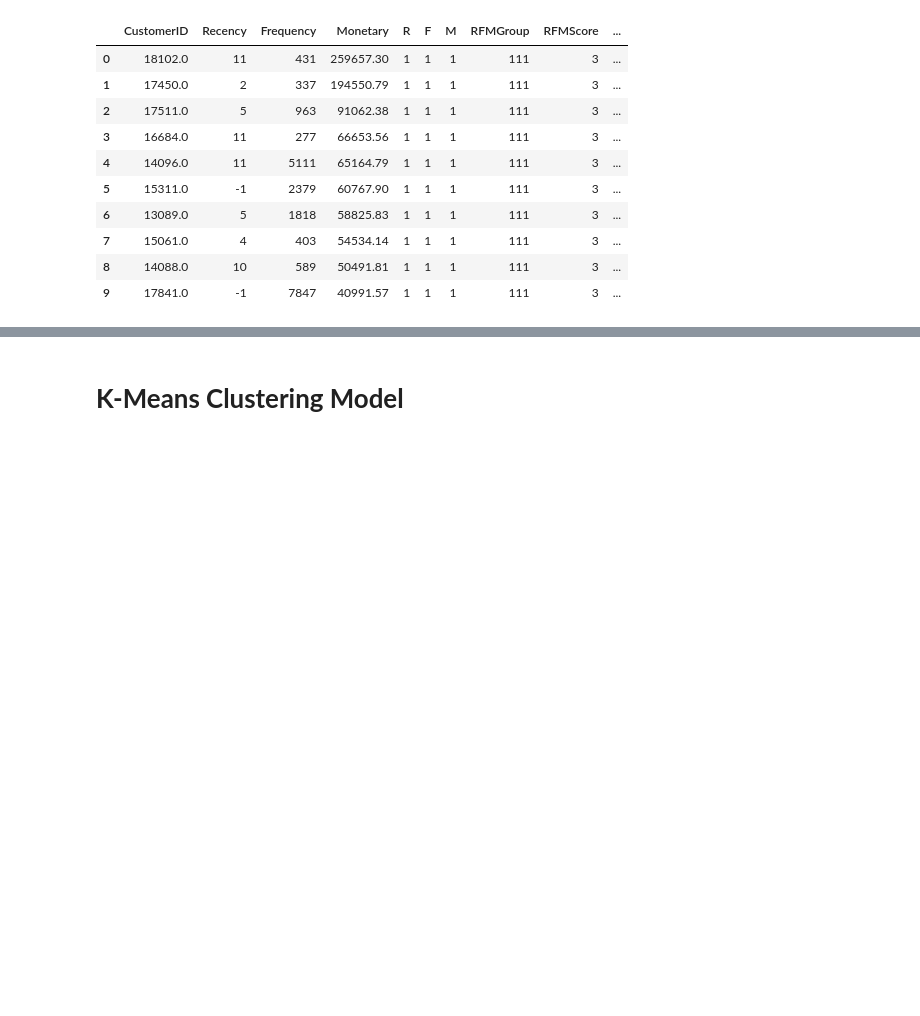
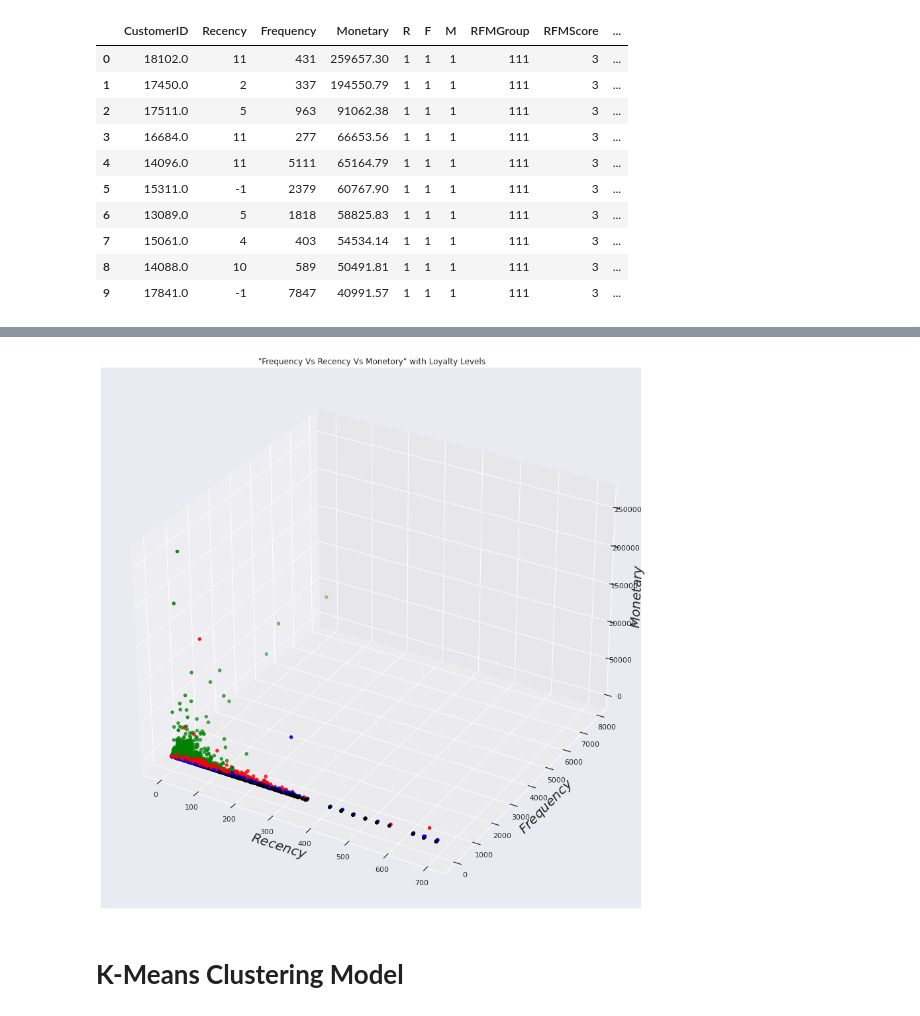
Before and after one commit to skpycoder786/CustomerSegmentation_MajorProject, a Jupyter notebook: customersegmentationanalysis-using-rfm-k-means.ipynb, the cells around one changed output, grey strips where cells are left out. Saved outputs shown, nothing was run; the diff lists cells and outputs as text; code cells hidden in the pictures; blank space fills up the shorter version.

```diff
--- a/customersegmentationanalysis-using-rfm-k-means.ipynb
+++ b/customersegmentationanalysis-using-rfm-k-means.ipynb
@@ -497,3 +518,35 @@ po.iplot(fig)
+# %%
+#For ploting purpose we are assigning different colors to different loyalty levels.
+color_dic={ "Platinum":"green", "Gold":"red", "Silver":"blue", "Bronze":"black" }
+
+def Loyalty_fun(x):
+    if (x>=3) & (x<=5) :
+        return color_dic["Platinum"]
+    elif (x>=6) & (x<=8) :
+        return color_dic["Gold"]
+    elif (x>=9) & (x<=10) :
+        return color_dic["Silver"]
+    elif (x>=11) & (x<=12) :
+        return color_dic["Bronze"]
+
+# Colors for Loyalty_Level
+RFMScores['Color'] = RFMScores['RFMScore'].map(Loyalty_fun)
+
+# Import library
+from mpl_toolkits import mplot3d
+# Creating plot
+fig = plt.figure(figsize = (20, 15))
+ax = plt.axes(projection ="3d")
+ax.scatter3D(RFMScores['Recency'],RFMScores['Frequency'],RFMScores['Monetary'], c=RFMScores['Color'])
+plt.title("3D scatter plot")
+ax.set_xlabel('$Recency$', fontsize=20)
+ax.set_ylabel('$Frequency$', fontsize=20)
+ax.set_zlabel('$Monetary$', fontsize=20)
+
+plt.title(" \"Frequency Vs Recency Vs Monetory\" with Loyalty Levels")
+plt.show()
+# %% [output]
+[figure, added]
 # %% [markdown]
 # **K-Means Clustering Model**
 # %% [markdown]
```
Also changed, not shown: parts of 4 cells of this notebook.
